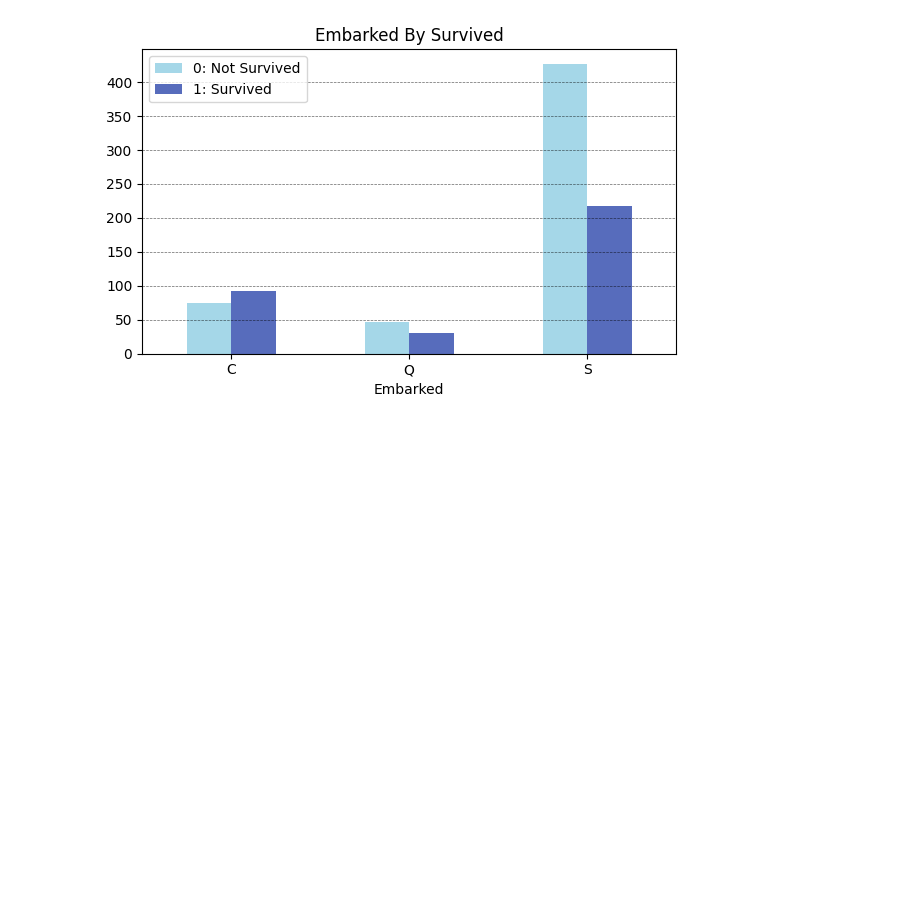
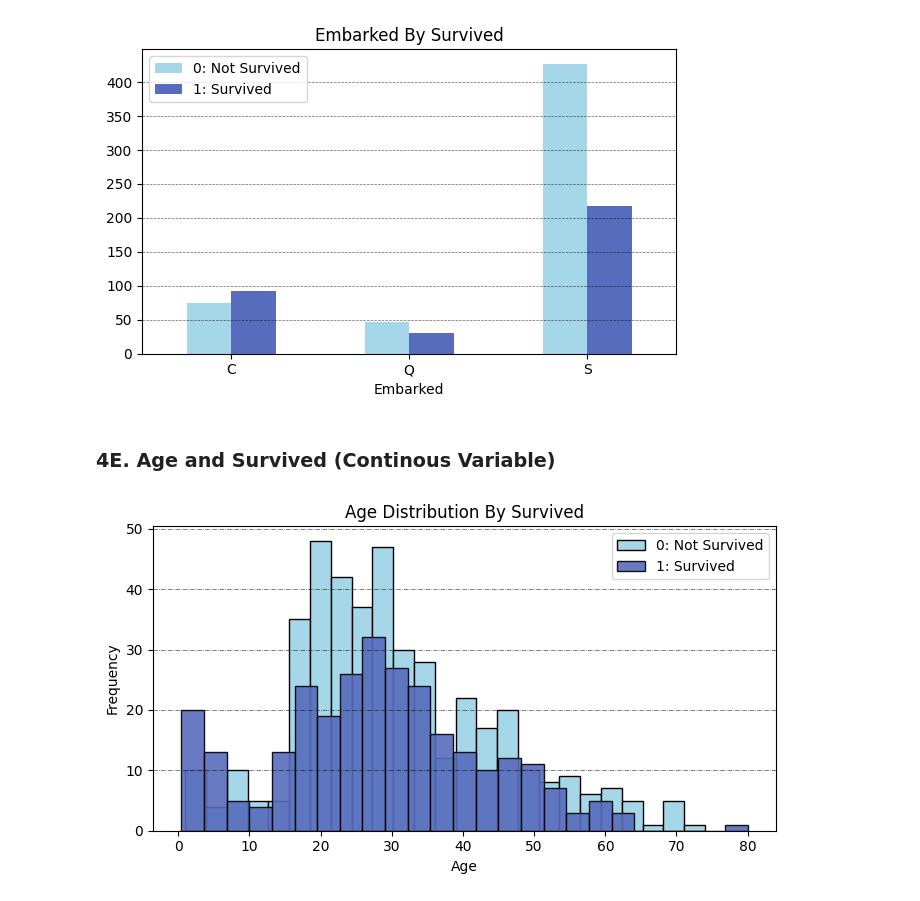
Before and after one commit to powernusa/titanic-eda, a Jupyter notebook: titanic_eda.ipynb, the cells around one changed output. Drawn from its saved outputs; the diff is of its cells as text; code cells hidden in the pictures; blank space fills up the shorter version.

Commit message:
feat: 4E. Age and Survived (Continuous Variable)

```diff
--- a/titanic_eda.ipynb
+++ b/titanic_eda.ipynb
@@ -329,3 +329,13 @@ plt,_,_ = plot_pivot_bar(df_crosstab,figsize=(6,4),
 | Q | 47 | 30 |
 | S | 427 | 217 |
 [figure]
+# %% [markdown]
+### 4E. Age and Survived (Continous Variable)
+# %%
+title="Age Distribution By Survived"
+labels=["0: Not Survived","1: Survived"]
+
+plt,_,_ = plot_hist_hue(train_df, feature="Age", hue="Survived",
+                        title=title,legendLabels=labels)
+# %% [output]
+[figure, added]
```
Also changed, not shown: parts of 1 cell of this notebook.
